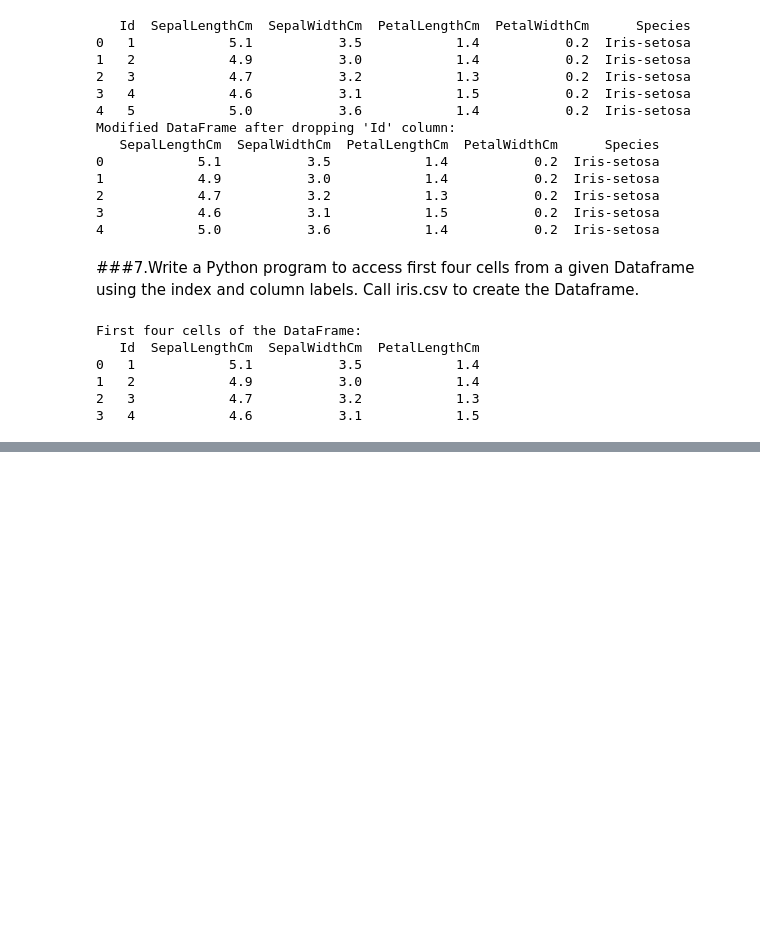
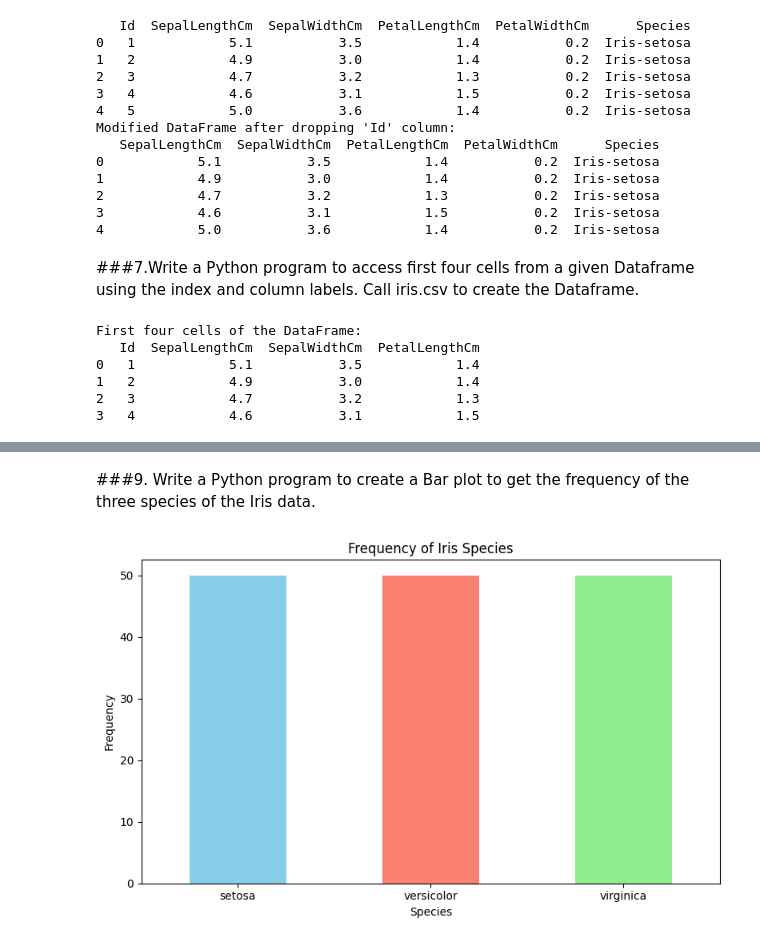
Before and after one commit to GodishalaAshwith/MachineLearningLab, a Jupyter notebook: ML.ipynb, the cells around one changed output, grey strips where cells are left out. Saved outputs shown, nothing was run; the diff lists cells and outputs as text; code cells hidden in the pictures; blank space fills up the shorter version.

```diff
--- a/ML.ipynb
+++ b/ML.ipynb
@@ -463,0 +493,15 @@ First four cells of the DataFrame:
+# %%
+from sklearn.datasets import load_iris
+import pandas as pd
+
+# Load the iris dataset
+iris = load_iris()
+
+# Create a pandas DataFrame
+iris_df = pd.DataFrame(data=iris.data, columns=iris.feature_names)
+
+# Add the species column
+iris_df['species'] = iris.target_names[iris.target]
+
+# Display the first few rows of the DataFrame
+display(iris_df.head())
@@ -463,0 +515,23 @@ First four cells of the DataFrame:
+# %% [markdown]
+###9. Write a Python program to create a Bar plot to get the frequency of the three species of the Iris data.
+# %%
+# Get the frequency of each species
+species_counts = iris_df['species'].value_counts()
+
+# Create a bar plot
+plt.figure(figsize=(8, 5))
+species_counts.plot(kind='bar', color=['skyblue', 'salmon', 'lightgreen'])
+
+# Add title and labels
+plt.title("Frequency of Iris Species")
+plt.xlabel("Species")
+plt.ylabel("Frequency")
+
+# Rotate x-axis labels
+plt.xticks(rotation=0)
+
+# Display the plot
+plt.tight_layout()
+plt.show()
+# %% [output]
+[figure, added]
```
Also changed, not shown: parts of 30 cells of this notebook.
